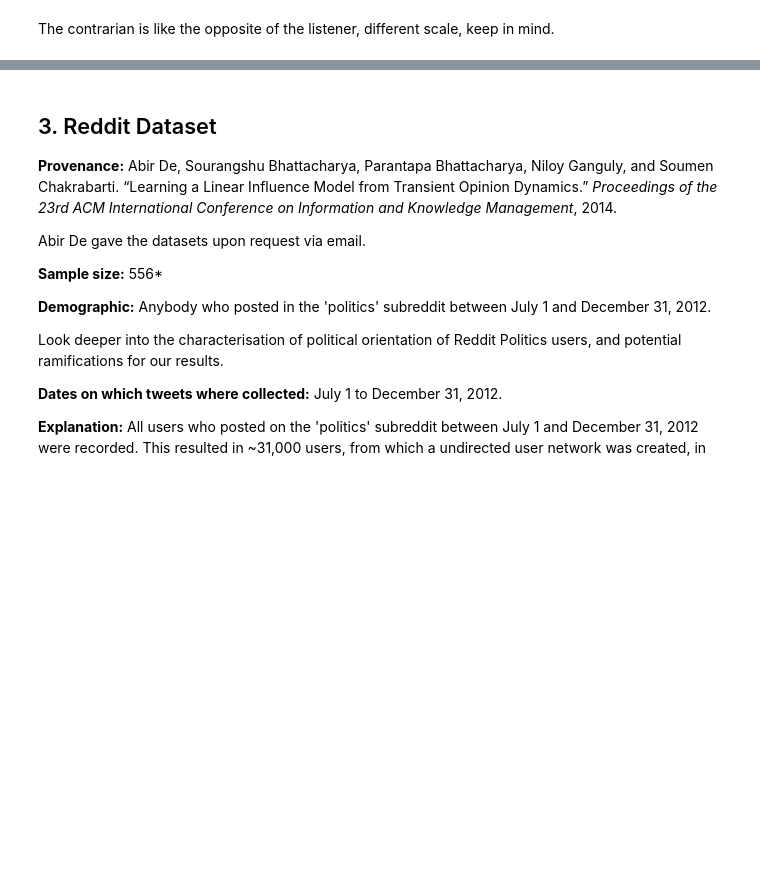
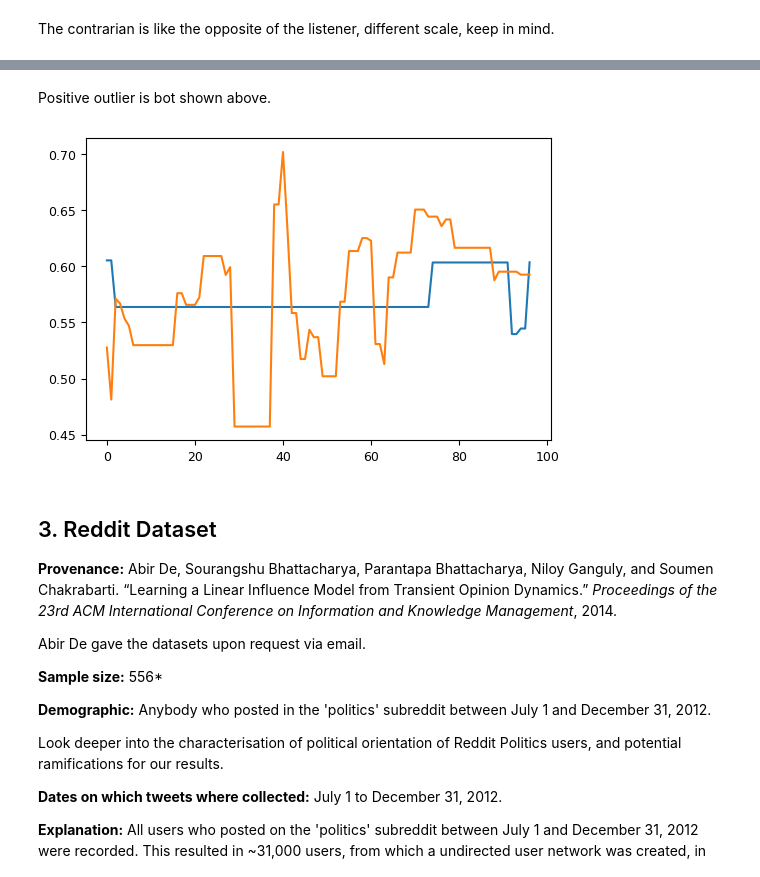
Before and after one commit to J0HNN7G/politic-polar-epsrc, a Jupyter notebook: exploration.ipynb, the cells around one changed output, grey strips where cells are left out. Drawn from its saved outputs; the diff is of its cells as text; code cells hidden in the pictures; blank space fills up the shorter version.

```diff
--- a/exploration.ipynb
+++ b/exploration.ipynb
@@ -1338,0 +1347,13 @@ The contrarian is like the opposite of the listener, different scale, keep in mi
+# %% [markdown]
+Positive outlier is bot shown above.
+# %%
+labels = get_friends(twitter_ids[465], twitter_edges)
+data = [ twitter_ops[:, get_idx(twitter_ids, friend)] for friend in labels]
+id_data = twitter_ops[:, 465]
+mean_data = means(np.transpose(data))
+
+sns.lineplot(range(len(id_data)), id_data)
+sns.lineplot(range(len(id_data)), mean_data)
+plt.show()
+# %% [output]
+[figure, added]
```
Also changed, not shown: parts of 4 cells of this notebook.
